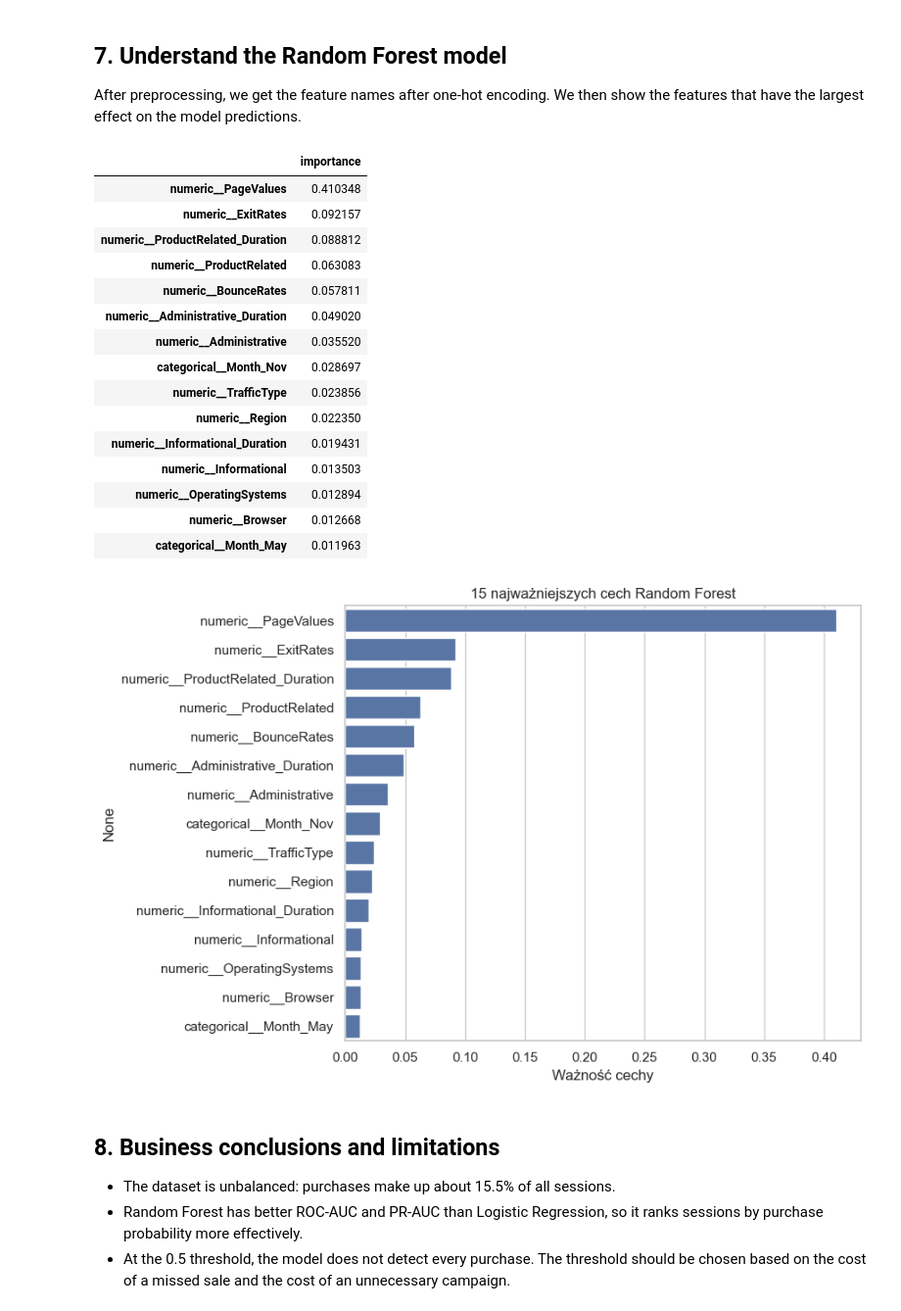
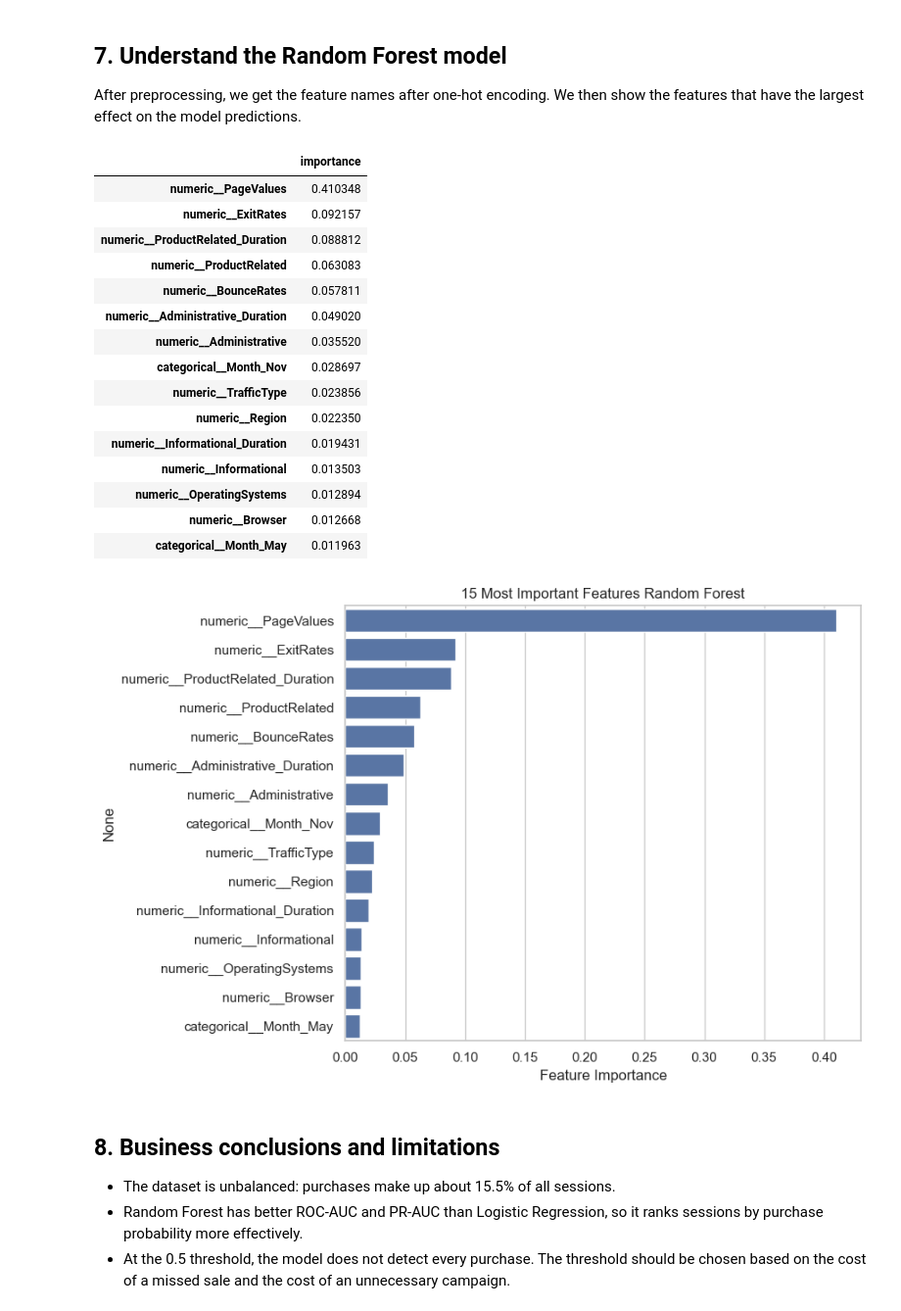
Before and after one commit to MarcinSucharzewski/Online-Shoppers-Purchasing-Intention---UCI, a Jupyter notebook: analysis.ipynb, the cells around one changed output. Shown at 98% size. Cells and saved outputs as stored; diff of their text form; code cells hidden in the pictures.

```diff
--- a/analysis.ipynb
+++ b/analysis.ipynb
@@ -300,32 +300,32 @@ After preprocessing, we get the feature names after one-hot encoding. We then sh
 # %%
 forest = models['Random Forest']
 feature_names = forest.named_steps['preprocessor'].get_feature_names_out()
 importance = pd.Series(forest.named_steps['model'].feature_importances_, index=feature_names).sort_values(ascending=False).head(15)
 display(importance.to_frame('importance'))
 plt.figure(figsize=(9, 6))
 sns.barplot(x=importance.values, y=importance.index, orient='h')
-plt.title('15 najważniejszych cech Random Forest')
-plt.xlabel('Ważność cechy')
+plt.title('15 Most Important Features Random Forest')
+plt.xlabel('Feature Importance')
 plt.tight_layout()
 plt.show()
 # %% [output]
 |  | importance |
 | numeric__PageValues | 0.410348 |
 | numeric__ExitRates | 0.092157 |
 | numeric__ProductRelated_Duration | 0.088812 |
 | numeric__ProductRelated | 0.063083 |
 | numeric__BounceRates | 0.057811 |
 | numeric__Administrative_Duration | 0.049020 |
 | numeric__Administrative | 0.035520 |
 | categorical__Month_Nov | 0.028697 |
 | numeric__TrafficType | 0.023856 |
 | numeric__Region | 0.022350 |
 | numeric__Informational_Duration | 0.019431 |
 | numeric__Informational | 0.013503 |
 | numeric__OperatingSystems | 0.012894 |
 | numeric__Browser | 0.012668 |
 | categorical__Month_May | 0.011963 |
-[figure, old version]
+[figure, new version]
 # %% [markdown]
 ## 8. Business conclusions and limitations
 
```
